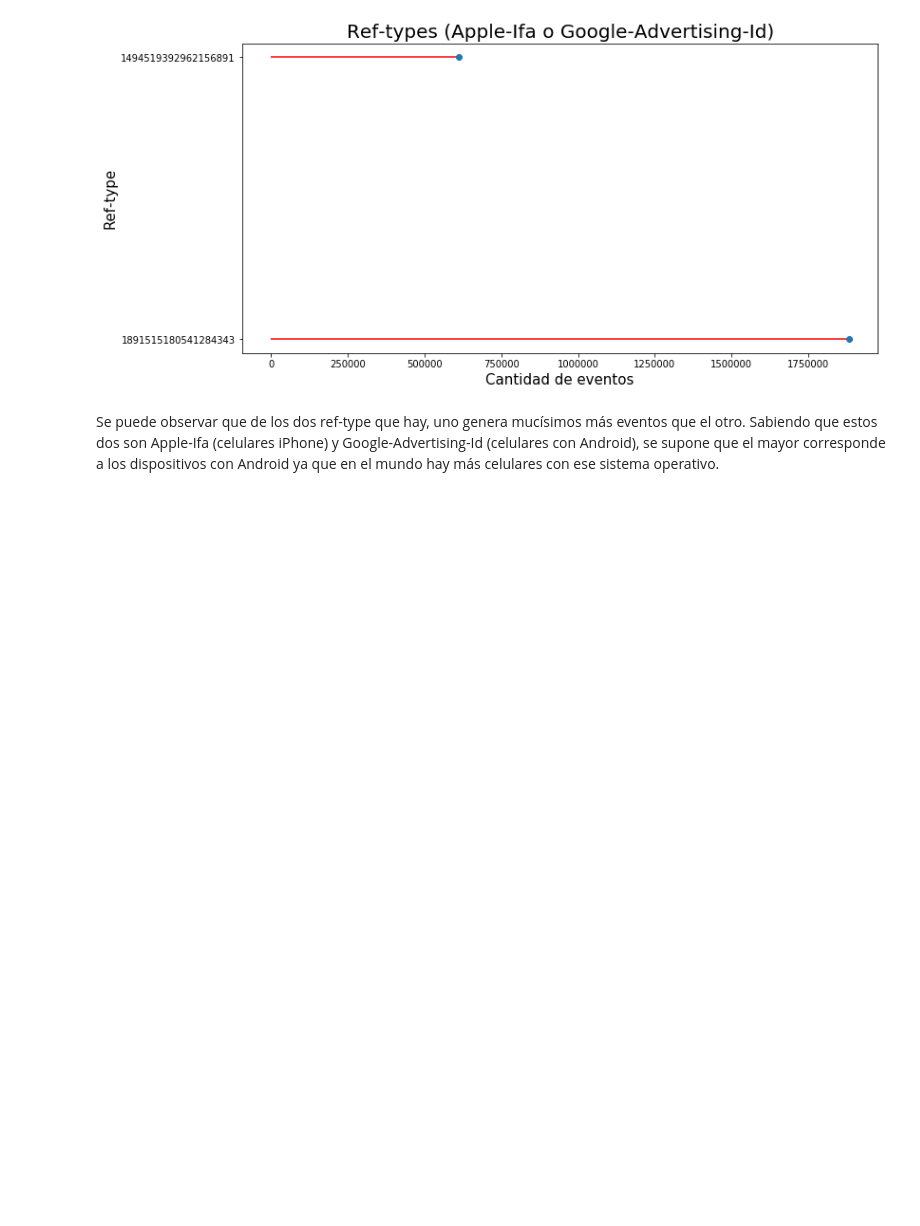
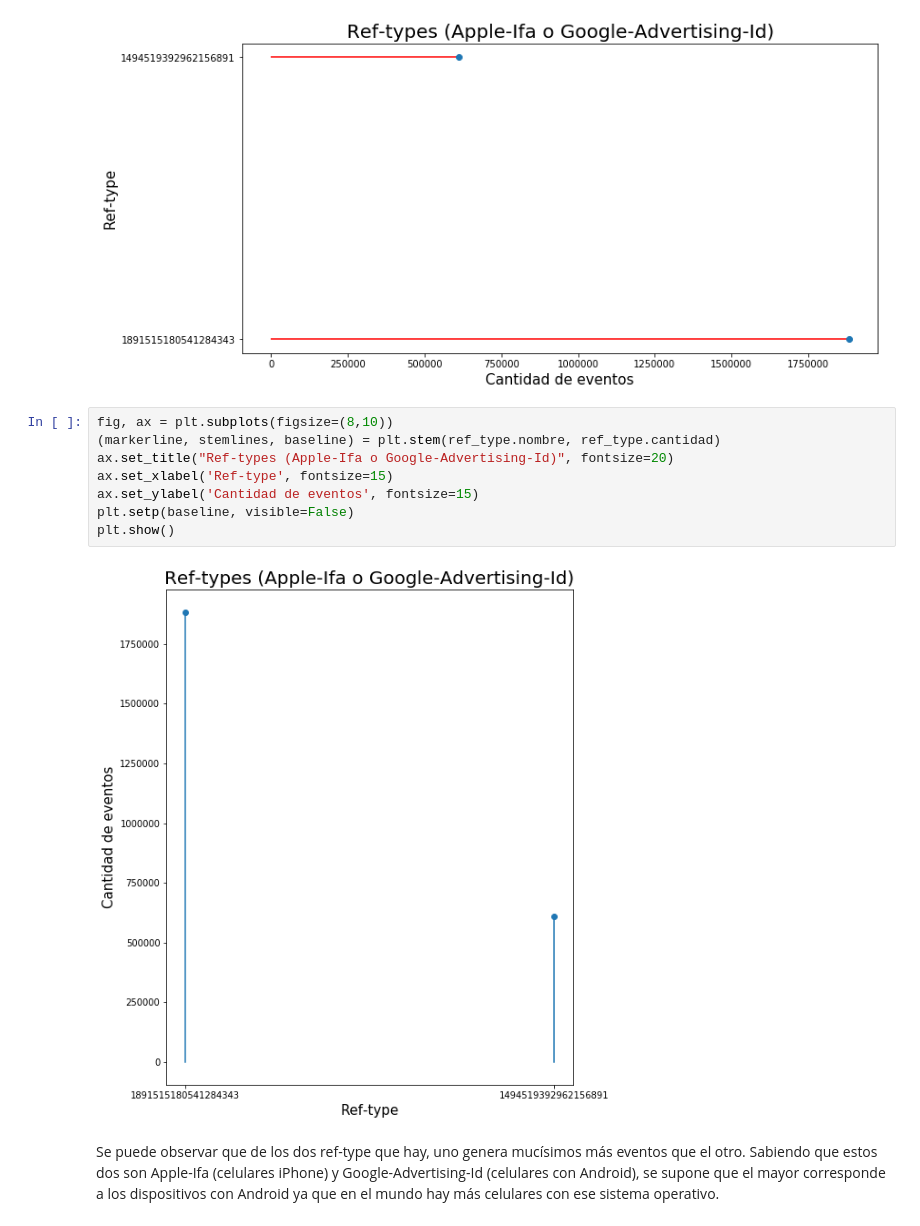
Before and after one commit to cruzpa95/Datos2019, a Jupyter notebook: events.ipynb, the cells around one changed output. Saved outputs shown, nothing was run; the diff lists cells and outputs as text; blank space fills up the shorter version.

```diff
--- a/events.ipynb
+++ b/events.ipynb
@@ -430,5 +517,15 @@ ax.set_ylabel('Ref-type', fontsize=15)
 # %% [output]
 Text(0,0.5,'Ref-type')
 [figure]
+# %%
+fig, ax = plt.subplots(figsize=(8,10))
+(markerline, stemlines, baseline) = plt.stem(ref_type.nombre, ref_type.cantidad)
+ax.set_title("Ref-types (Apple-Ifa o Google-Advertising-Id)", fontsize=20)
+ax.set_xlabel('Ref-type', fontsize=15)
+ax.set_ylabel('Cantidad de eventos', fontsize=15)
+plt.setp(baseline, visible=False)
+plt.show()
+# %% [output]
+[figure, added]
 # %% [markdown]
 Se puede observar que de los dos ref-type que hay, uno genera mucísimos más eventos que el otro. Sabiendo que estos dos son Apple-Ifa (celulares iPhone) y Google-Advertising-Id (celulares con Android), se supone que el mayor corresponde a los dispositivos con Android ya que en el mundo hay más celulares con ese sistema operativo.
```
Also changed, not shown: parts of 8 cells of this notebook, 1 other file.
